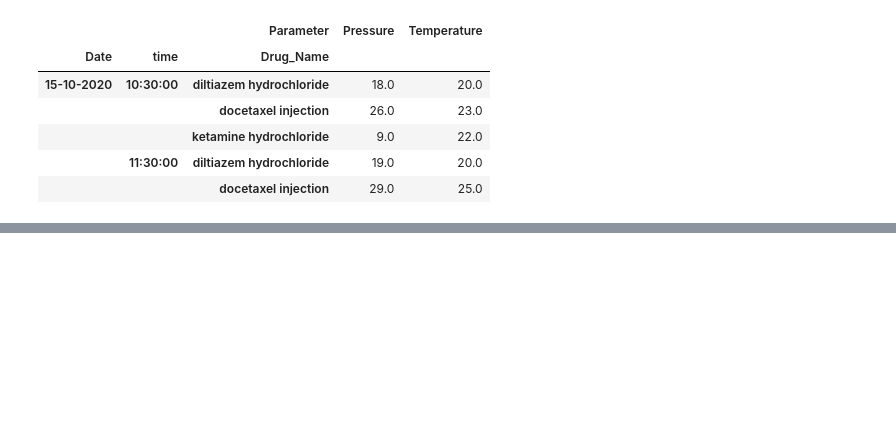
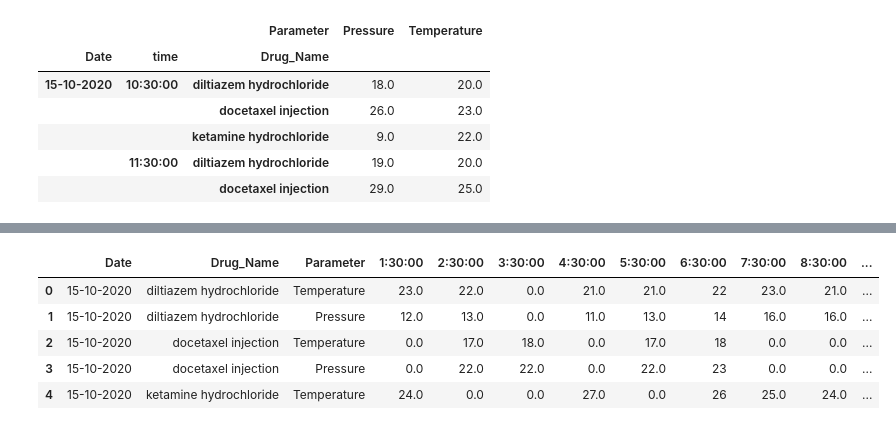
Before and after one commit to sr606/Python-Practice, a Jupyter notebook: Oct24_Pandas_5.ipynb, the cells around one changed output, grey strips where cells are left out. Drawn from its saved outputs; the diff is of its cells as text; code cells hidden in the pictures; blank space fills up the shorter version.

```diff
--- a/Oct24_Pandas_5.ipynb
+++ b/Oct24_Pandas_5.ipynb
@@ -47,0 +271,9 @@ data_tidy.head()
+# %%
+data.fillna(0).head()
+# %% [output]
+|  | Date | Drug_Name | Parameter | 1:30:00 | 2:30:00 | 3:30:00 | 4:30:00 | 5:30:00 | 6:30:00 | 7:30:00 | 8:30:00 | ... |
+| 0 | 15-10-2020 | diltiazem hydrochloride | Temperature | 23.0 | 22.0 | 0.0 | 21.0 | 21.0 | 22 | 23.0 | 21.0 | ... |
+| 1 | 15-10-2020 | diltiazem hydrochloride | Pressure | 12.0 | 13.0 | 0.0 | 11.0 | 13.0 | 14 | 16.0 | 16.0 | ... |
+| 2 | 15-10-2020 | docetaxel injection | Temperature | 0.0 | 17.0 | 18.0 | 0.0 | 17.0 | 18 | 0.0 | 0.0 | ... |
+| 3 | 15-10-2020 | docetaxel injection | Pressure | 0.0 | 22.0 | 22.0 | 0.0 | 22.0 | 23 | 0.0 | 0.0 | ... |
+| 4 | 15-10-2020 | ketamine hydrochloride | Temperature | 24.0 | 0.0 | 0.0 | 27.0 | 0.0 | 26 | 25.0 | 24.0 | ... |
```
Also changed, not shown: parts of 28 cells of this notebook.
